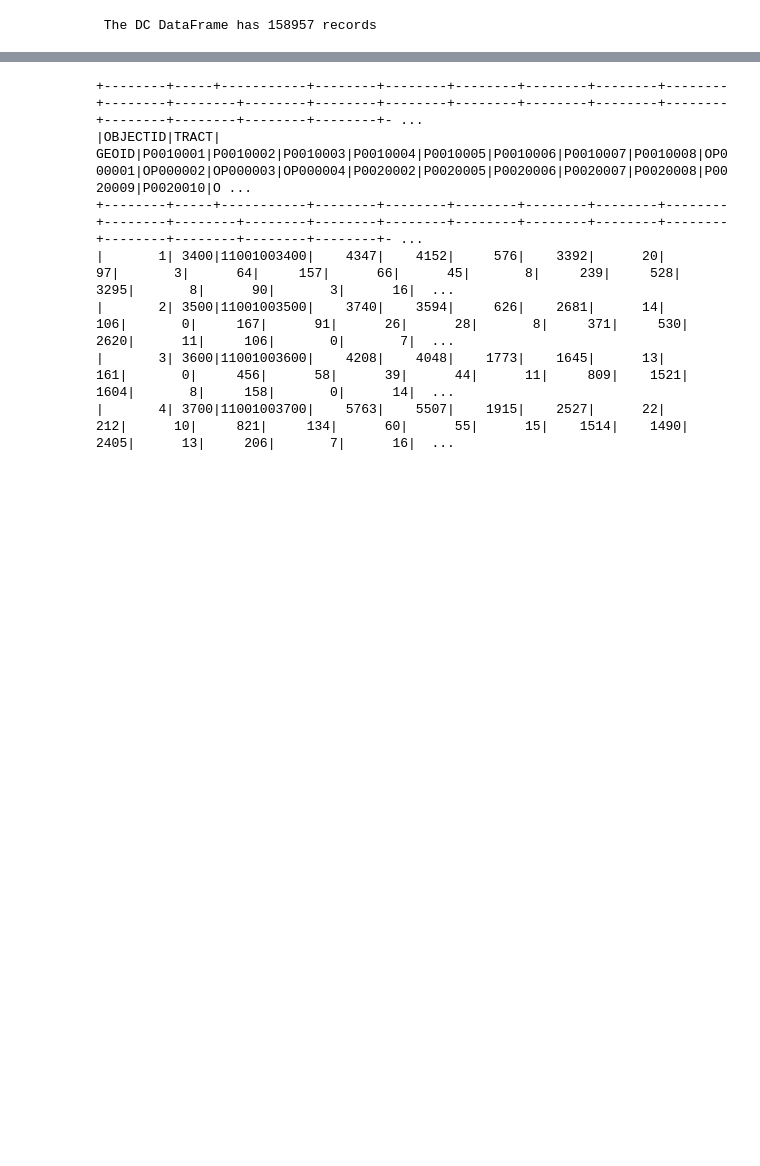
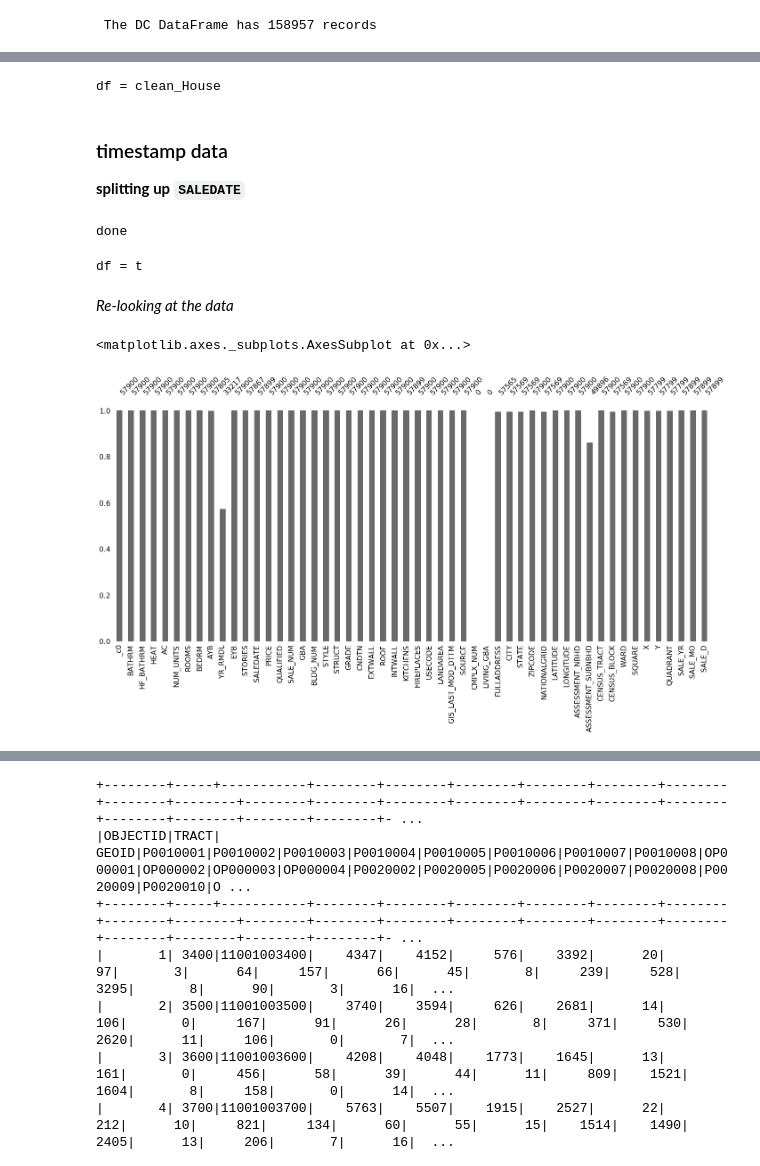
Before and after one commit to elieric/is843, a Jupyter notebook: assignment_1.ipynb, the cells around one changed output, grey strips where cells are left out. Drawn from its saved outputs; the diff is of its cells as text; code cells hidden in the pictures; blank space fills up the shorter version.

```diff
--- a/assignment_1.ipynb
+++ b/assignment_1.ipynb
@@ -524,0 +399,5 @@ root
+# %%
+Residential = df.where(col('SOURCE') == "Residential")
+Residential.show(5)
+print(GBA.count())
+print(Residential.count())
@@ -524,0 +460,6 @@ root
+# %%
+clean_House = Residential.where(~col("PRICE").isNull())
+clean_Condo = Condo.where(~col("PRICE").isNull())
+
+print(clean_House.count())
+print(clean_Condo.count())
@@ -524,0 +471,34 @@ root
+# %%
+df = clean_House
+print('df = clean_House')
+# %% [output]
+df = clean_House
+# %% [markdown]
+### timestamp data
+**splitting up `SALEDATE`**
+# %%
+t = df\
+  .select("*", F.unix_timestamp(F.col('SALEDATE'), 'yyyy-MM-dd HH:mm:ss').alias('ut'))\
+  .select("*", F.from_unixtime('ut').alias('dty'))\
+  .select("*", F.date_format('SALEDATE', 'yyyy').alias('SALE_YR'),
+          F.date_format('SALEDATE', 'MM').alias('SALE_MO'),
+          F.date_format('SALEDATE', 'dd').alias('SALE_D'))
+
+t = t.drop('ut', 'dty')
+print('done')
+# %% [output]
+done
+# %%
+df = t
+print('df = t')
+# %% [output]
+df = t
+# %% [markdown]
+*Re-looking at the data*
+# %%
+py_df = df.toPandas()
+
+msno.bar(py_df)
+# %% [output]
+<matplotlib.axes._subplots.AxesSubplot at 0x...>
+[figure, added]
```
Also changed, not shown: parts of 140 cells of this notebook.
